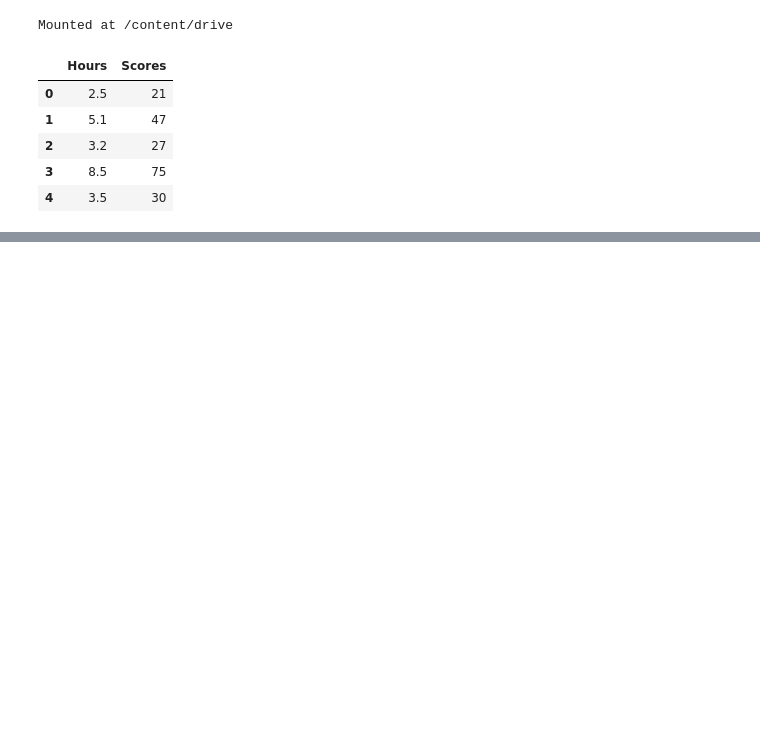
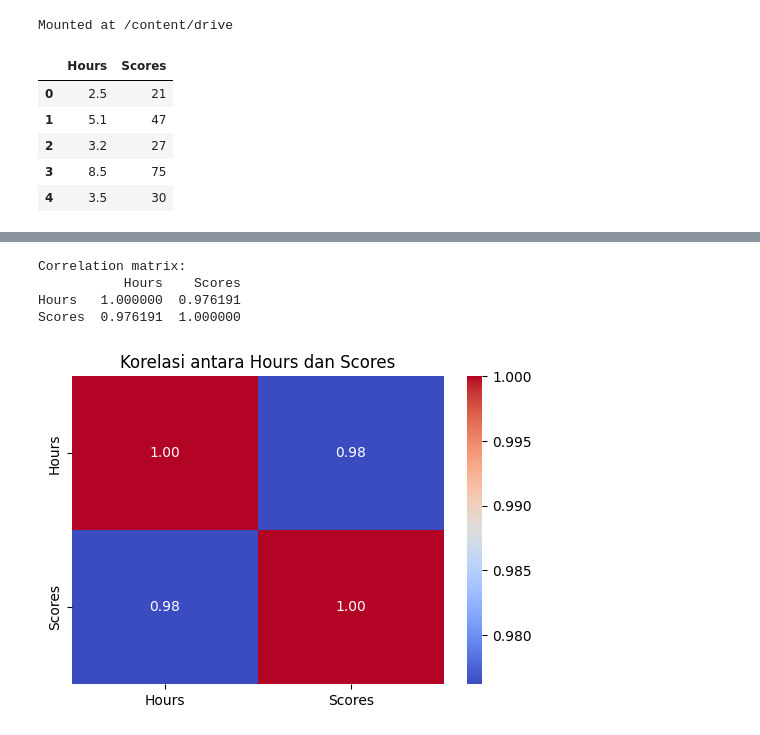
Before and after one commit to arifin220195/student-score-ml-regression, a Jupyter notebook: student_score_ml_regression.ipynb, the cells around one changed output, grey strips where cells are left out. Saved outputs shown, nothing was run; the diff lists cells and outputs as text; code cells hidden in the pictures; blank space fills up the shorter version.

```diff
--- a/student_score_ml_regression.ipynb
+++ b/student_score_ml_regression.ipynb
@@ -36,0 +97,17 @@ dataset.head()
+# %%
+# Hitung korelasi
+correlation = ds.corr()
+print("Correlation matrix:")
+print(correlation)
+
+# Visualisasi dengan heatmap
+plt.figure(figsize=(6,4))
+sns.heatmap(correlation, annot=True, cmap="coolwarm", fmt=".2f")
+plt.title("Korelasi antara Hours dan Scores")
+plt.show()
+# %% [output]
+Correlation matrix:
+           Hours    Scores
+Hours   1.000000  0.976191
+Scores  0.976191  1.000000
+[figure, added]
```
Also changed, not shown: parts of 16 cells of this notebook.
